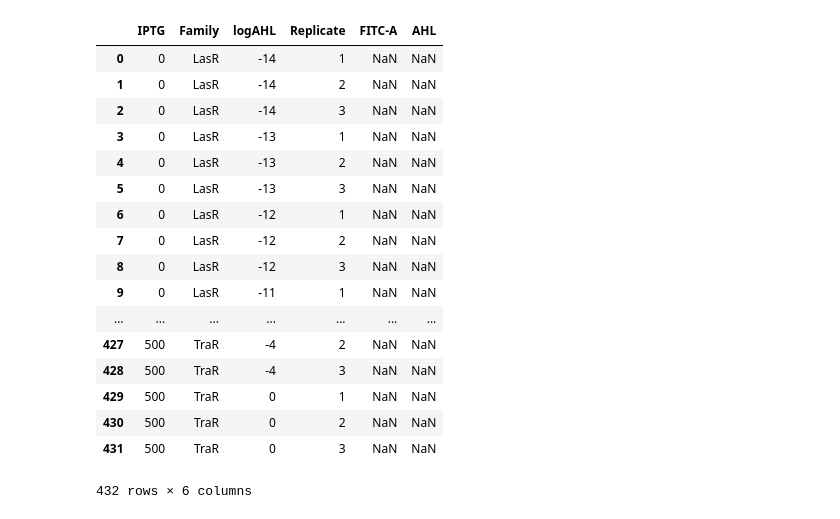
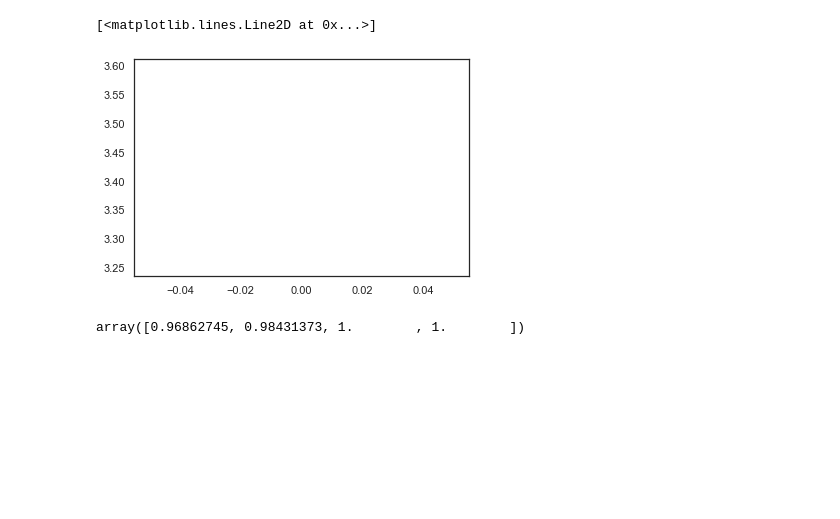
Before and after one commit to Jsakkos/cyano-sync, a Jupyter notebook: Figures/Characterization.ipynb, the cells around one changed output. Cells and saved outputs as stored; diff of their text form; code cells hidden in the pictures; blank space fills up the shorter version.

```diff
--- a/Figures/Characterization.ipynb
+++ b/Figures/Characterization.ipynb
@@ -89,27 +79,23 @@ mfi
 | 430 | 500 | TraR | 0 | 2 | 150.479996 | 0.000000e+00 | 1.666667 |
 | 431 | 500 | TraR | 0 | 3 | 133.130005 | 0.000000e+00 | 1.738451 |
 432 rows × 7 columns
-# %%
-std
-# %% [output]
-|  | IPTG | Family | logAHL | Replicate | FITC-A | AHL |
-| 0 | 0 | LasR | -14 | 1 | NaN | NaN |
-| 1 | 0 | LasR | -14 | 2 | NaN | NaN |
-| 2 | 0 | LasR | -14 | 3 | NaN | NaN |
-| 3 | 0 | LasR | -13 | 1 | NaN | NaN |
-| 4 | 0 | LasR | -13 | 2 | NaN | NaN |
-| 5 | 0 | LasR | -13 | 3 | NaN | NaN |
-| 6 | 0 | LasR | -12 | 1 | NaN | NaN |
-| 7 | 0 | LasR | -12 | 2 | NaN | NaN |
-| 8 | 0 | LasR | -12 | 3 | NaN | NaN |
-| 9 | 0 | LasR | -11 | 1 | NaN | NaN |
-| ... | ... | ... | ... | ... | ... | ... |
-| 427 | 500 | TraR | -4 | 2 | NaN | NaN |
-| 428 | 500 | TraR | -4 | 3 | NaN | NaN |
-| 429 | 500 | TraR | 0 | 1 | NaN | NaN |
-| 430 | 500 | TraR | 0 | 2 | NaN | NaN |
-| 431 | 500 | TraR | 0 | 3 | NaN | NaN |
-432 rows × 6 columns
+# %%
+import matplotlib
+
+#from matplotlib.colors import ListedColormap, LinearSegmentedColormap
+
+
+cmap = matplotlib.cm.get_cmap('Blues')
+colors = cmap(range(8))
+colors
+plt.plot(np.random.uniform(10),c=colors[1])
+# %% [output]
+[<matplotlib.lines.Line2D at 0x...>]
+[figure, added]
+# %%
+colors[0]
+# %% [output]
+array([0.96862745, 0.98431373, 1.        , 1.        ])
 # %%
 def make_heatmap(median_fluorescence,Family,ax=None, **kwargs):
     """
```
Also changed, not shown: parts of 15 cells of this notebook, 7 other files.
